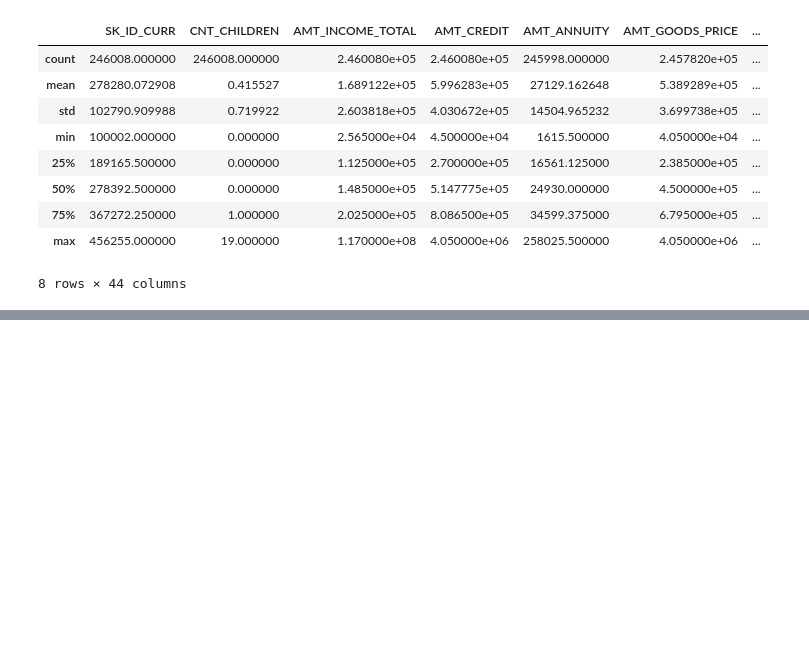
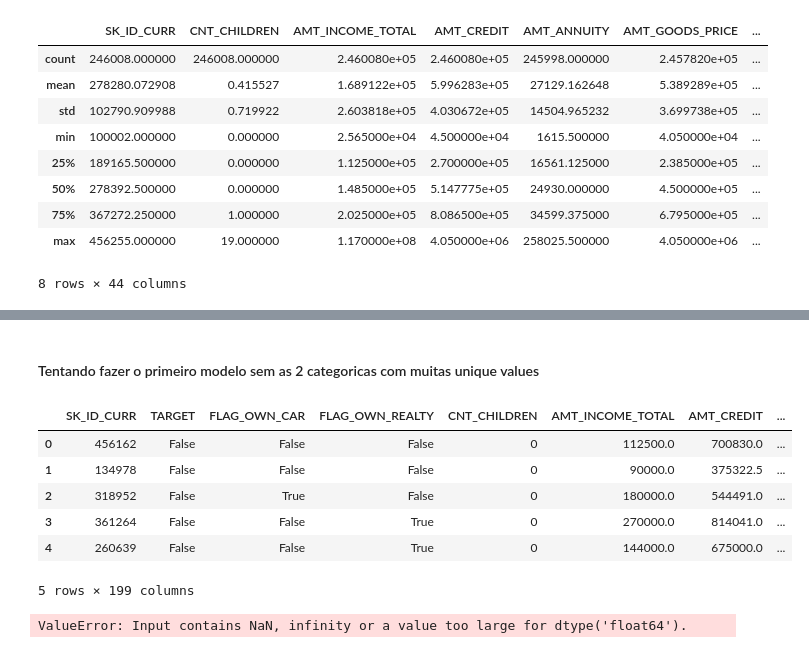
Before and after one commit to juliolimoli/projeto_dados, a Jupyter notebook: parte_DS.ipynb, the cells around one changed output, grey strips where cells are left out. Cells and saved outputs as stored; diff of their text form; code cells hidden in the pictures; blank space fills up the shorter version.

```diff
--- a/parte_DS.ipynb
+++ b/parte_DS.ipynb
@@ -51,0 +115,14 @@ df.describe()
+# %% [markdown]
+#### Tentando fazer o primeiro modelo sem as 2 categoricas com muitas unique values
+# %%
+#df_sem_1 = df.drop(['ORGANIZATION_TYPE', 'OCCUPATION_TYPE'], axis=1)
+df_dummies = pd.get_dummies(df)
+df_dummies.head()
+# %% [output]
+|  | SK_ID_CURR | TARGET | FLAG_OWN_CAR | FLAG_OWN_REALTY | CNT_CHILDREN | AMT_INCOME_TOTAL | AMT_CREDIT | ... |
+| 0 | 456162 | False | False | False | 0 | 112500.0 | 700830.0 | ... |
+| 1 | 134978 | False | False | False | 0 | 90000.0 | 375322.5 | ... |
+| 2 | 318952 | False | True | False | 0 | 180000.0 | 544491.0 | ... |
+| 3 | 361264 | False | False | True | 0 | 270000.0 | 814041.0 | ... |
+| 4 | 260639 | False | False | True | 0 | 144000.0 | 675000.0 | ... |
+5 rows × 199 columns
@@ -51,0 +134,6 @@ df.describe()
+# %%
+lr = LogisticRegression().fit(X_train, y_train)
+
+y_pred = lr.predict(X_test)
+# %% [output]
+ValueError: Input contains NaN, infinity or a value too large for dtype('float64').
```
Also changed, not shown: parts of 10 cells of this notebook.
